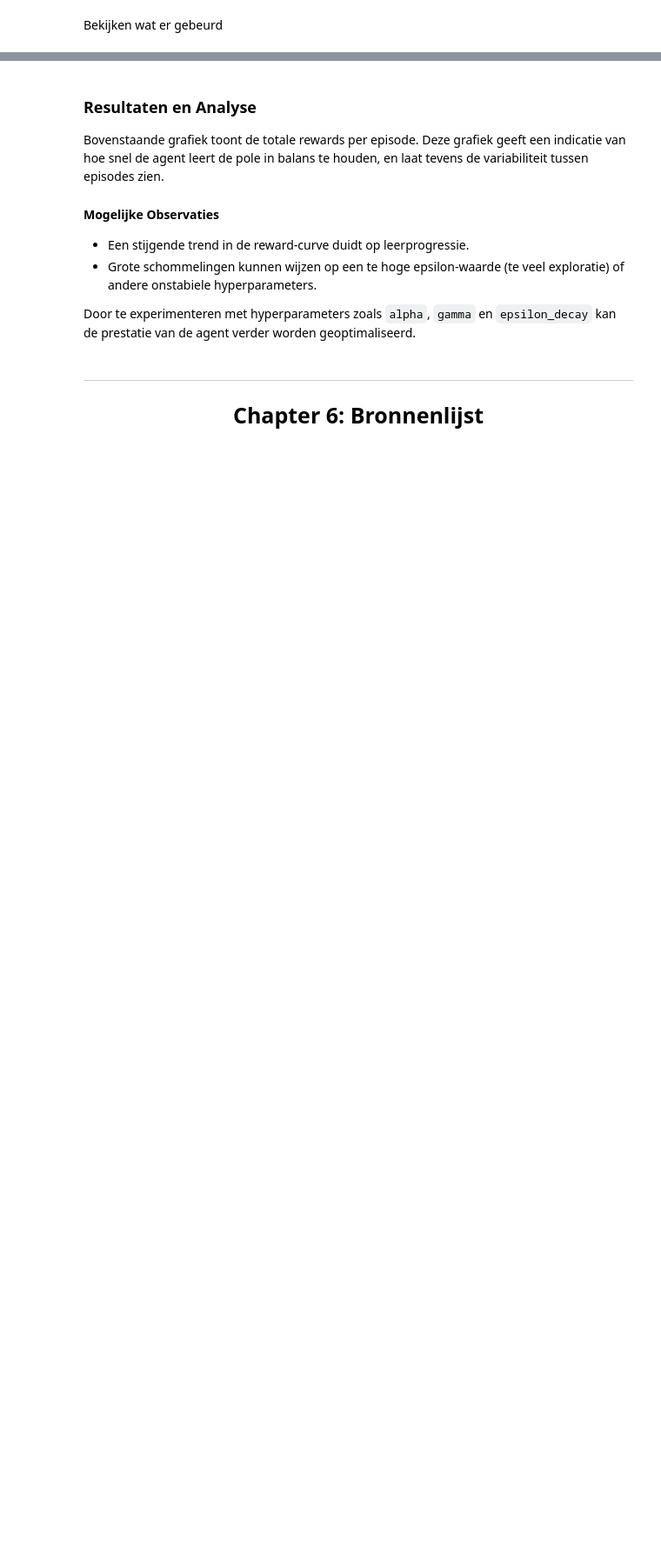
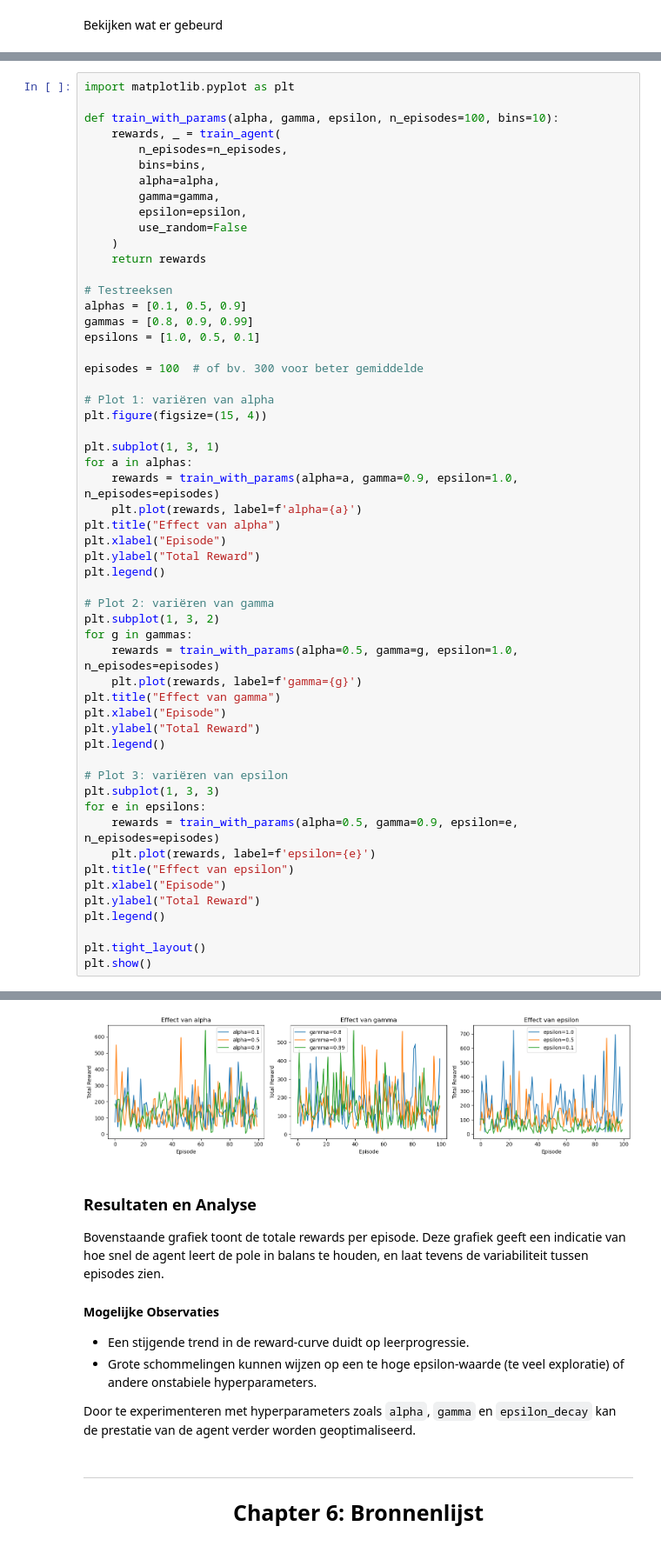
Before and after one commit to Tommi7/Space-Invader-Agents, a Jupyter notebook: notebook/portfolio.ipynb, the cells around one changed output, grey strips where cells are left out. Shown at 87% size. Drawn from its saved outputs; the diff is of its cells as text; blank space fills up the shorter version.

```diff
--- a/notebook/portfolio.ipynb
+++ b/notebook/portfolio.ipynb
@@ -199,0 +230,56 @@ Weergave van de opgenomen video:
+# %%
+import matplotlib.pyplot as plt
+
+def train_with_params(alpha, gamma, epsilon, n_episodes=100, bins=10):
+    rewards, _ = train_agent(
+        n_episodes=n_episodes,
+        bins=bins,
+        alpha=alpha,
+        gamma=gamma,
+        epsilon=epsilon,
+        use_random=False
+    )
+    return rewards
+
+# Testreeksen
+alphas = [0.1, 0.5, 0.9]
+gammas = [0.8, 0.9, 0.99]
+epsilons = [1.0, 0.5, 0.1]
+
+episodes = 100  # of bv. 300 voor beter gemiddelde
+
+# Plot 1: variëren van alpha
+plt.figure(figsize=(15, 4))
+
+plt.subplot(1, 3, 1)
+for a in alphas:
+    rewards = train_with_params(alpha=a, gamma=0.9, epsilon=1.0, n_episodes=episodes)
+    plt.plot(rewards, label=f'alpha={a}')
+plt.title("Effect van alpha")
+plt.xlabel("Episode")
+plt.ylabel("Total Reward")
+plt.legend()
+
+# Plot 2: variëren van gamma
+plt.subplot(1, 3, 2)
+for g in gammas:
+    rewards = train_with_params(alpha=0.5, gamma=g, epsilon=1.0, n_episodes=episodes)
+    plt.plot(rewards, label=f'gamma={g}')
+plt.title("Effect van gamma")
+plt.xlabel("Episode")
+plt.ylabel("Total Reward")
+plt.legend()
+
+# Plot 3: variëren van epsilon
+plt.subplot(1, 3, 3)
+for e in epsilons:
+    rewards = train_with_params(alpha=0.5, gamma=0.9, epsilon=e, n_episodes=episodes)
+    plt.plot(rewards, label=f'epsilon={e}')
+plt.title("Effect van epsilon")
+plt.xlabel("Episode")
+plt.ylabel("Total Reward")
+plt.legend()
+
+plt.tight_layout()
+plt.show()
+# %% [output]
@@ -200,3 +303,4 @@ Weergave van de opgenomen video:
+[figure, added]
 # %% [markdown]
 ### Resultaten en Analyse
 
```
Also changed, not shown: parts of 8 cells of this notebook, 5 other files.
